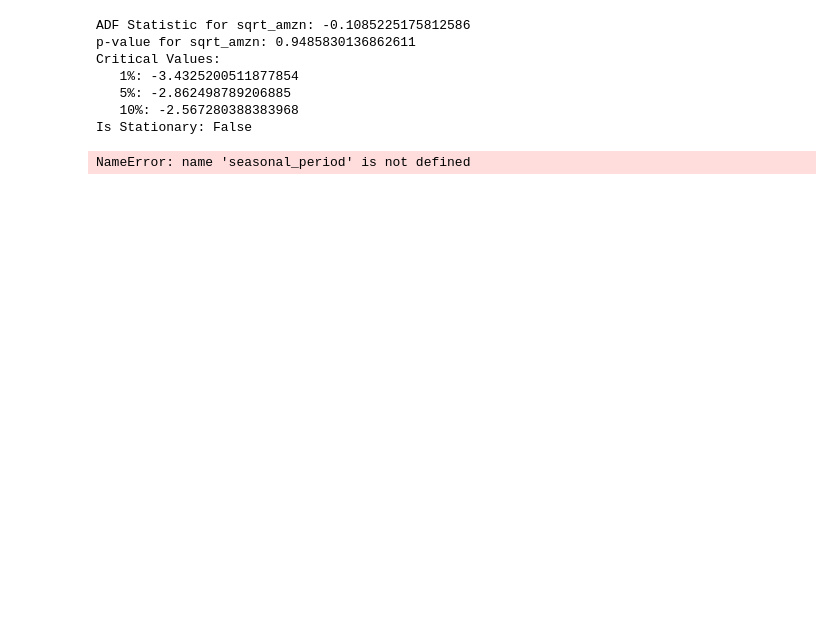
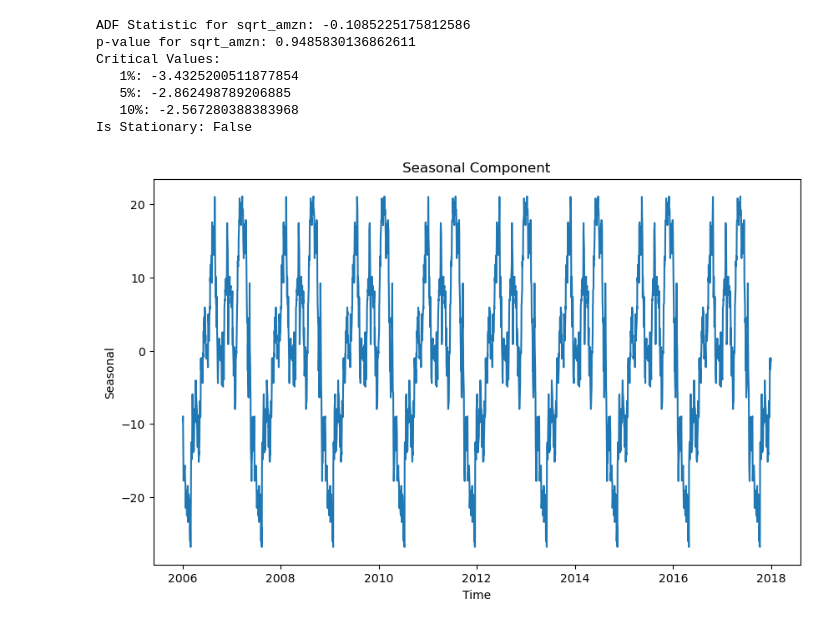
Before and after one commit to shintydesu/Stock-Time-Series, a Jupyter notebook: VAR_MODEL.ipynb, the cells around one changed output. Saved outputs shown, nothing was run; the diff lists cells and outputs as text; code cells hidden in the pictures; blank space fills up the shorter version.

```diff
--- a/VAR_MODEL.ipynb
+++ b/VAR_MODEL.ipynb
@@ -233,12 +406,19 @@ Is Stationary: False
 # %%
 from statsmodels.tsa.seasonal import seasonal_decompose
 
-result = seasonal_decompose(stationary['amzn'], model='additive', period=seasonal_period)
+result = seasonal_decompose(stationary['amzn'], model='additive', period = 365)
 trend = result.trend
 seasonal = result.seasonal
 residual = result.resid
+
+plt.figure(figsize=(10, 6))
+plt.plot(seasonal)
+plt.title('Seasonal Component')
+plt.xlabel('Time')
+plt.ylabel('Seasonal')
+plt.show()
 # %% [output]
-NameError: name 'seasonal_period' is not defined
+[figure, added]
 # %%
 #gar sage model
 #jointly or seperately
```
Also changed, not shown: parts of 22 cells of this notebook.
